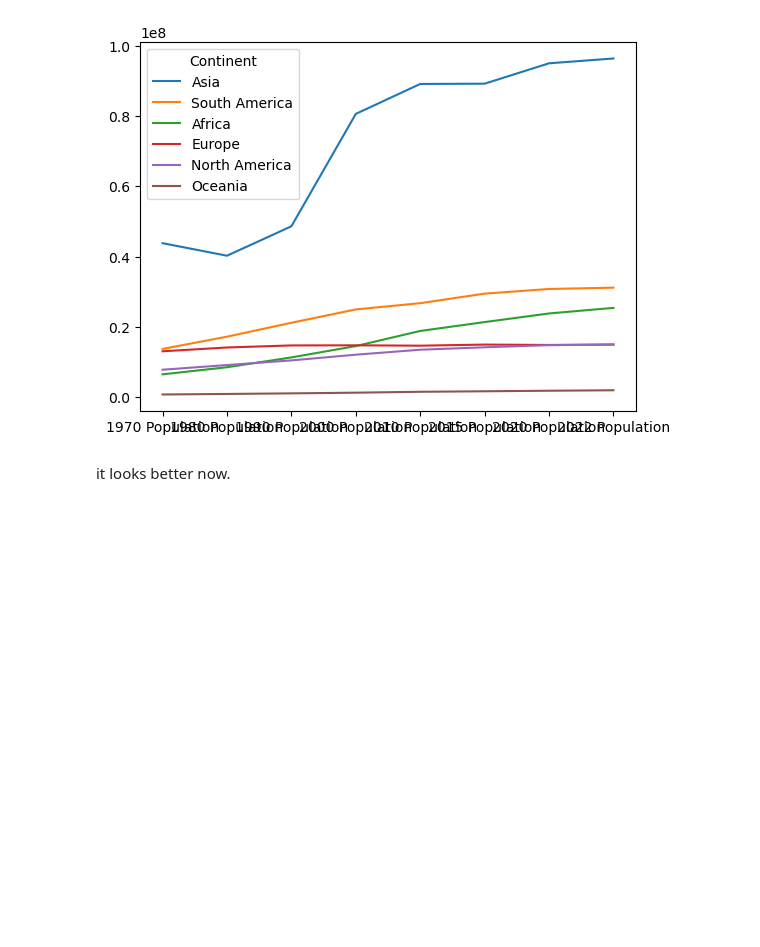
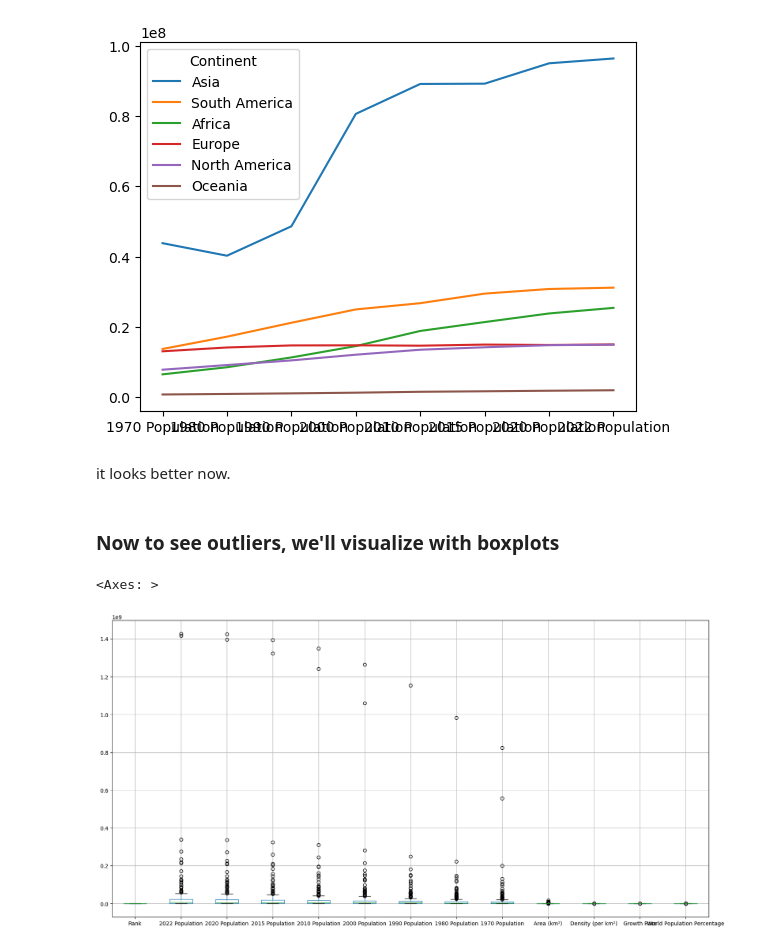
Before and after one commit to muhammadhananbaloch/Data-Analysis, a Jupyter notebook: EDA/Practice 1/EDA-1.ipynb, the cells around one changed output. Cells and saved outputs as stored; diff of their text form; code cells hidden in the pictures; blank space fills up the shorter version.

Commit message:
Plot boxplot to see outliers.

```diff
--- a/EDA/Practice 1/EDA-1.ipynb
+++ b/EDA/Practice 1/EDA-1.ipynb
@@ -287,3 +287,10 @@ df3.plot()
 [figure]
 # %% [markdown]
 it looks better now.
+# %% [markdown]
+### Now to see outliers, we'll visualize with boxplots
+# %%
+df.boxplot(figsize=(20,10))
+# %% [output]
+<Axes: >
+[figure, added]
```
